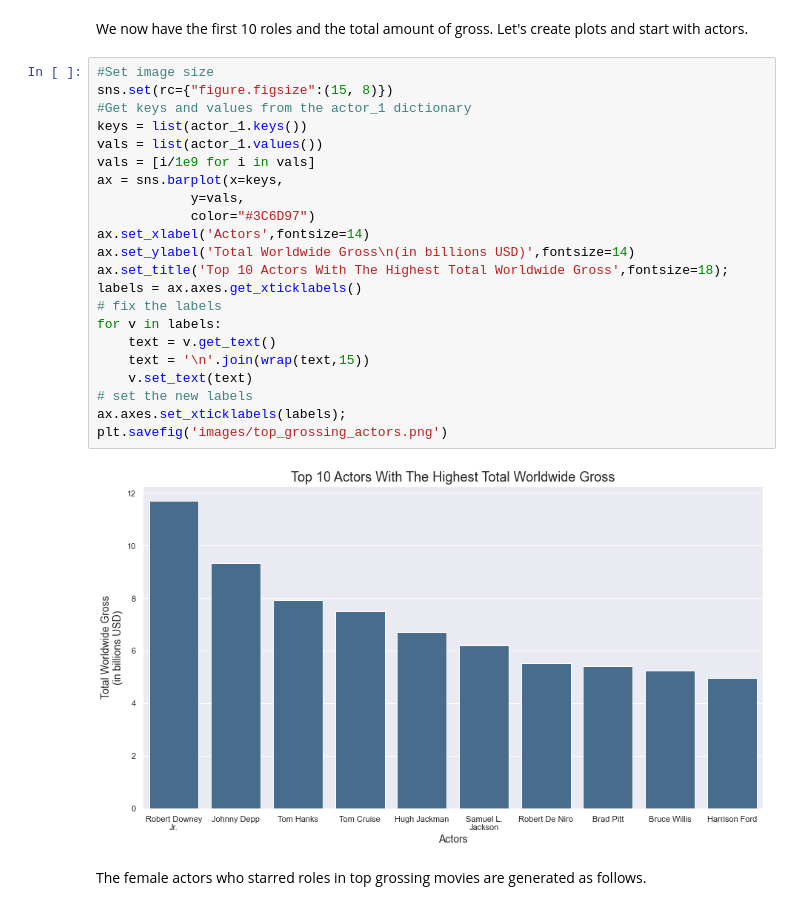
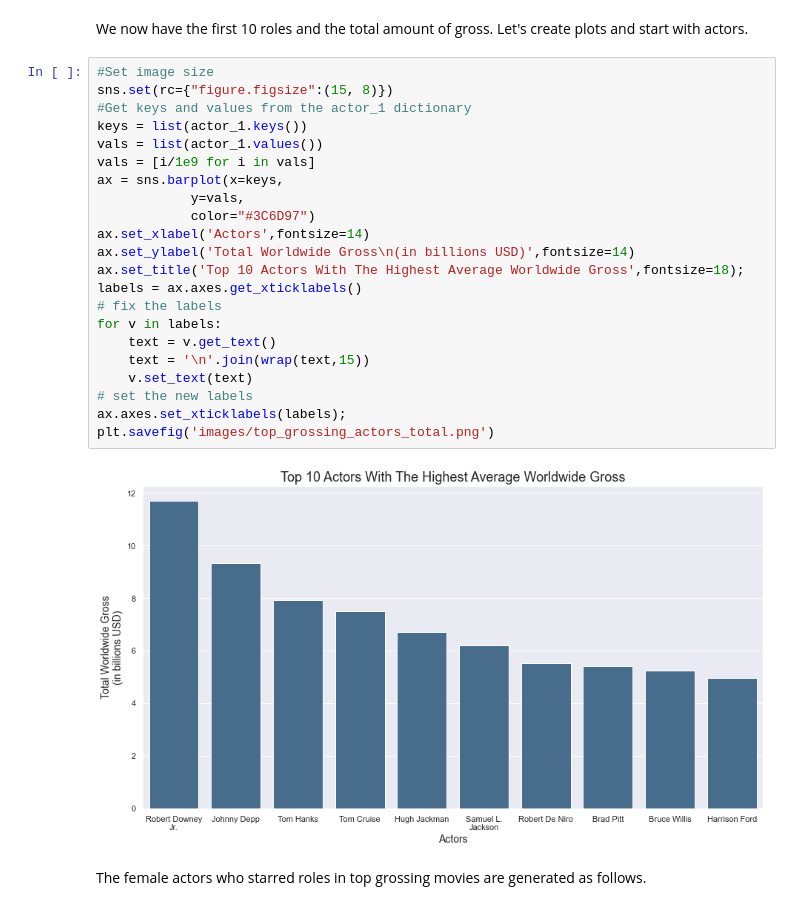
Before and after one commit to afanta-fi/Microsoft_in_The_Movie_Business, a Jupyter notebook: student.ipynb, the cells around one changed output. Drawn from its saved outputs; the diff is of its cells as text.

```diff
--- a/student.ipynb
+++ b/student.ipynb
@@ -986,27 +1019,27 @@ We now have the first 10 roles and the total amount of gross. Let's create plots
 # %%
 #Set image size
 sns.set(rc={"figure.figsize":(15, 8)})
 #Get keys and values from the actor_1 dictionary
 keys = list(actor_1.keys())
 vals = list(actor_1.values())
 vals = [i/1e9 for i in vals]
 ax = sns.barplot(x=keys,
             y=vals,
             color="#3C6D97")
 ax.set_xlabel('Actors',fontsize=14)
 ax.set_ylabel('Total Worldwide Gross\n(in billions USD)',fontsize=14)
-ax.set_title('Top 10 Actors With The Highest Total Worldwide Gross',fontsize=18);
+ax.set_title('Top 10 Actors With The Highest Average Worldwide Gross',fontsize=18);
 labels = ax.axes.get_xticklabels()
 # fix the labels
 for v in labels:
     text = v.get_text()
     text = '\n'.join(wrap(text,15))
     v.set_text(text)
 # set the new labels
 ax.axes.set_xticklabels(labels);
-plt.savefig('images/top_grossing_actors.png')
+plt.savefig('images/top_grossing_actors_total.png')
 # %% [output]
-[figure, old version]
+[figure, new version]
 # %% [markdown]
 The female actors who starred roles in top grossing movies are generated as follows.
 # %%
```
Also changed, not shown: parts of 34 cells of this notebook.
